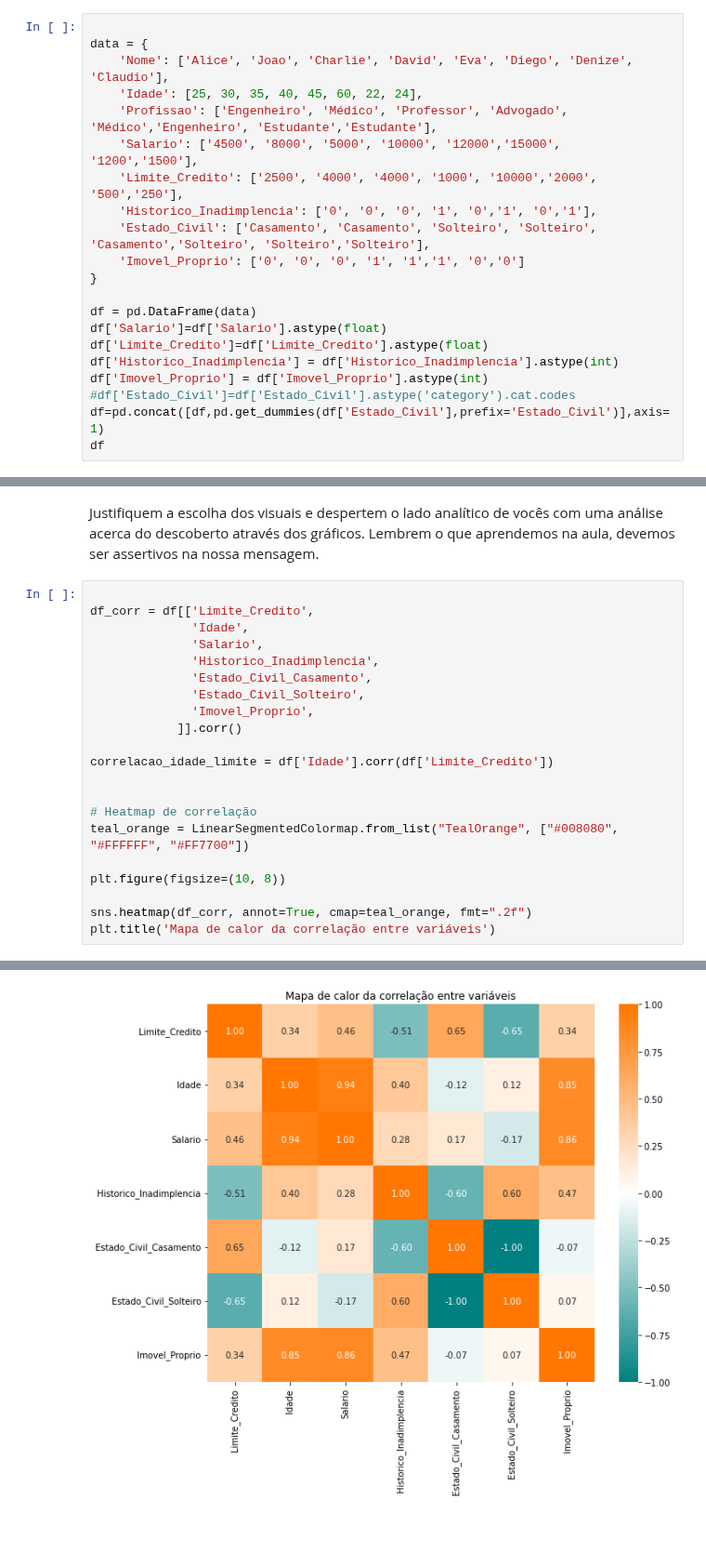
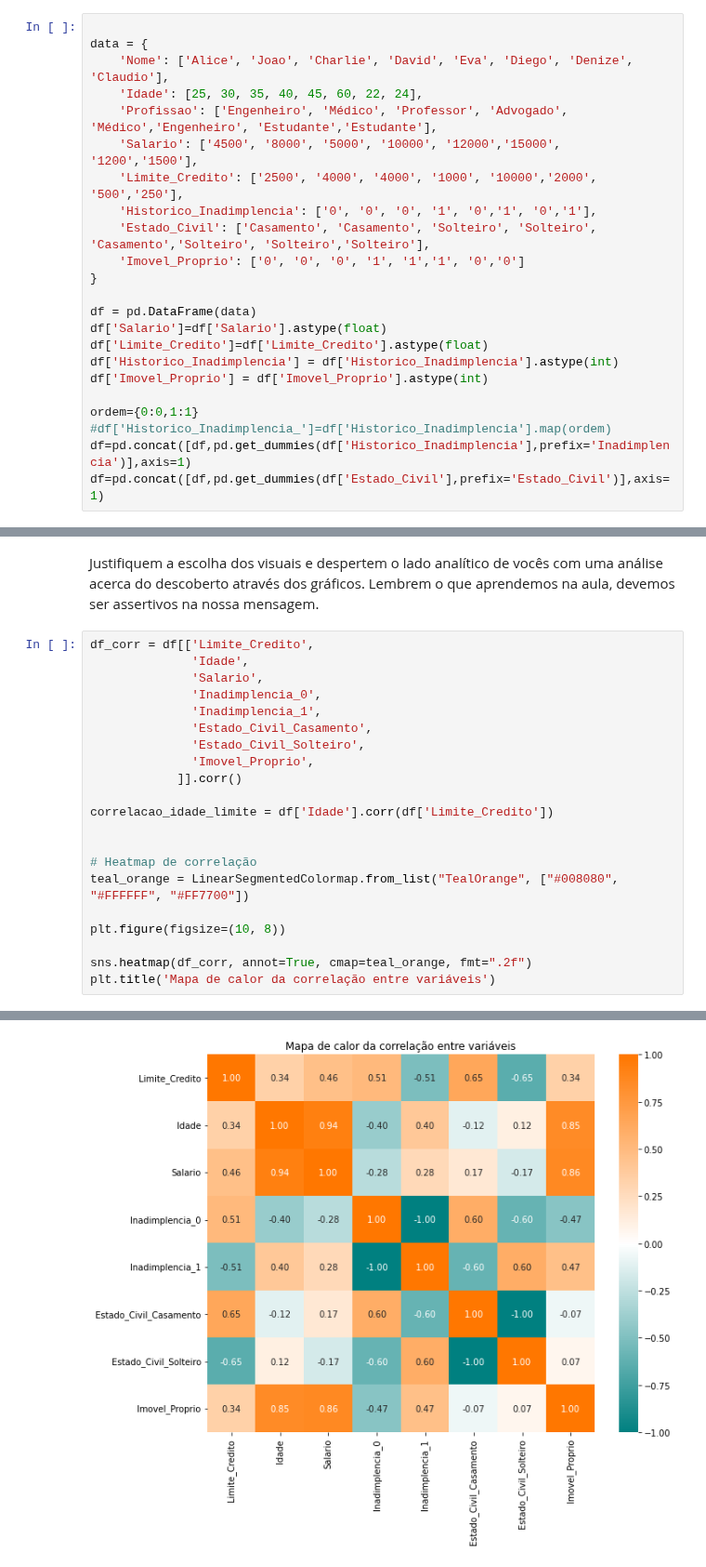
Before and after one commit to albertoakel/EBAC, a Jupyter notebook: notebook/Profissao Cientista de Dados M12 Pratique.ipynb, the cells around one changed output, grey strips where cells are left out. Shown at 93% size. Cells and saved outputs as stored; diff of their text form; blank space fills up the shorter version.

```diff
--- a/notebook/Profissao Cientista de Dados M12 Pratique.ipynb
+++ b/notebook/Profissao Cientista de Dados M12 Pratique.ipynb
@@ -50,9 +50,11 @@ df['Salario']=df['Salario'].astype(float)
 df['Limite_Credito']=df['Limite_Credito'].astype(float)
 df['Historico_Inadimplencia'] = df['Historico_Inadimplencia'].astype(int)
 df['Imovel_Proprio'] = df['Imovel_Proprio'].astype(int)
-#df['Estado_Civil']=df['Estado_Civil'].astype('category').cat.codes
+
+ordem={0:0,1:1}
+#df['Historico_Inadimplencia_']=df['Historico_Inadimplencia'].map(ordem)
+df=pd.concat([df,pd.get_dummies(df['Historico_Inadimplencia'],prefix='Inadimplencia')],axis=1)
 df=pd.concat([df,pd.get_dummies(df['Estado_Civil'],prefix='Estado_Civil')],axis=1)
-df
 # %% [output]
 |  | Nome | Idade | Profissao | Salario | Limite_Credito | Historico_Inadimplencia | Estado_Civil | ... |
 | 0 | Alice | 25 | Engenheiro | 4500.0 | 2500.0 | 0 | Casamento | ... |
@@ -70,26 +72,26 @@ Durante a exploração de vocês podem utilizar mais de 3 gráficos mas deixem n
 # %% [markdown]
 Justifiquem a escolha dos visuais e despertem o lado analítico de vocês com uma análise acerca do descoberto através dos gráficos. Lembrem o que aprendemos na aula, devemos ser assertivos na nossa mensagem.
 # %%
-
 df_corr = df[['Limite_Credito',
               'Idade',
               'Salario',
-              'Historico_Inadimplencia',
+              'Inadimplencia_0',
+              'Inadimplencia_1',
               'Estado_Civil_Casamento',
               'Estado_Civil_Solteiro',
               'Imovel_Proprio',
             ]].corr()
 
 correlacao_idade_limite = df['Idade'].corr(df['Limite_Credito'])
 
 
 # Heatmap de correlação
 teal_orange = LinearSegmentedColormap.from_list("TealOrange", ["#008080", "#FFFFFF", "#FF7700"])
 
 plt.figure(figsize=(10, 8))
 
 sns.heatmap(df_corr, annot=True, cmap=teal_orange, fmt=".2f")
 plt.title('Mapa de calor da correlação entre variáveis')
 # %% [output]
 Text(0.5, 1.0, 'Mapa de calor da correlação entre variáveis')
-[figure, old version]
+[figure, new version]
```
Also changed, not shown: parts of 3 cells of this notebook.
